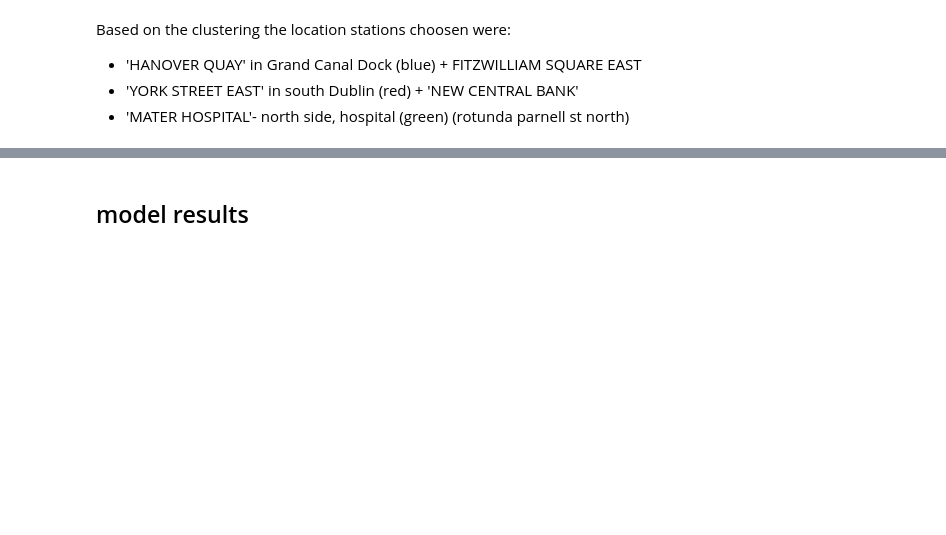
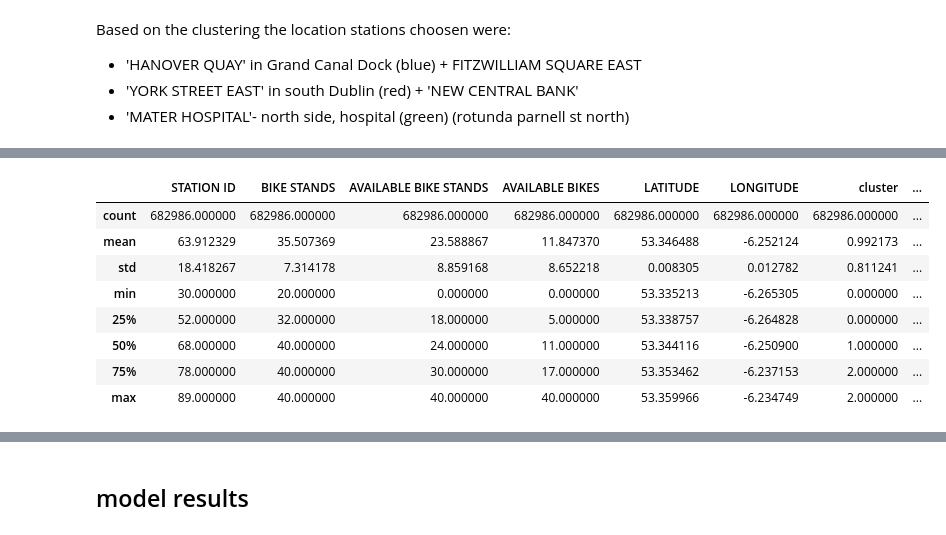
Before and after one commit to Arianaxsz/ML-Project, a Jupyter notebook: model_q2.ipynb, the cells around one changed output, grey strips where cells are left out. Saved outputs shown, nothing was run; the diff lists cells and outputs as text; code cells hidden in the pictures; blank space fills up the shorter version.

```diff
--- a/model_q2.ipynb
+++ b/model_q2.ipynb
@@ -138,4 +145,19 @@ for LATITUDE, LONGITUDE, cluster in zip(locations['LATITUDE'],locations['LONGITU
 dublin_map
 # %% [output]
 [interactive output not drawn]
+# %%
+test_data = data[data['YEAR']>= 2020]
+test_data.to_csv("data/test.csv", index=False)
+# %%
+test_data.describe()
+# %% [output]
+|  | STATION ID | BIKE STANDS | AVAILABLE BIKE STANDS | AVAILABLE BIKES | LATITUDE | LONGITUDE | cluster | ... |
+| count | 682986.000000 | 682986.000000 | 682986.000000 | 682986.000000 | 682986.000000 | 682986.000000 | 682986.000000 | ... |
+| mean | 63.912329 | 35.507369 | 23.588867 | 11.847370 | 53.346488 | -6.252124 | 0.992173 | ... |
+| std | 18.418267 | 7.314178 | 8.859168 | 8.652218 | 0.008305 | 0.012782 | 0.811241 | ... |
+| min | 30.000000 | 20.000000 | 0.000000 | 0.000000 | 53.335213 | -6.265305 | 0.000000 | ... |
+| 25% | 52.000000 | 32.000000 | 18.000000 | 5.000000 | 53.338757 | -6.264828 | 0.000000 | ... |
+| 50% | 68.000000 | 40.000000 | 24.000000 | 11.000000 | 53.344116 | -6.250900 | 1.000000 | ... |
+| 75% | 78.000000 | 40.000000 | 30.000000 | 17.000000 | 53.353462 | -6.237153 | 2.000000 | ... |
+| max | 89.000000 | 40.000000 | 40.000000 | 40.000000 | 53.359966 | -6.234749 | 2.000000 | ... |
 # %%
```
Also changed, not shown: parts of 15 cells of this notebook, 2 other files.
